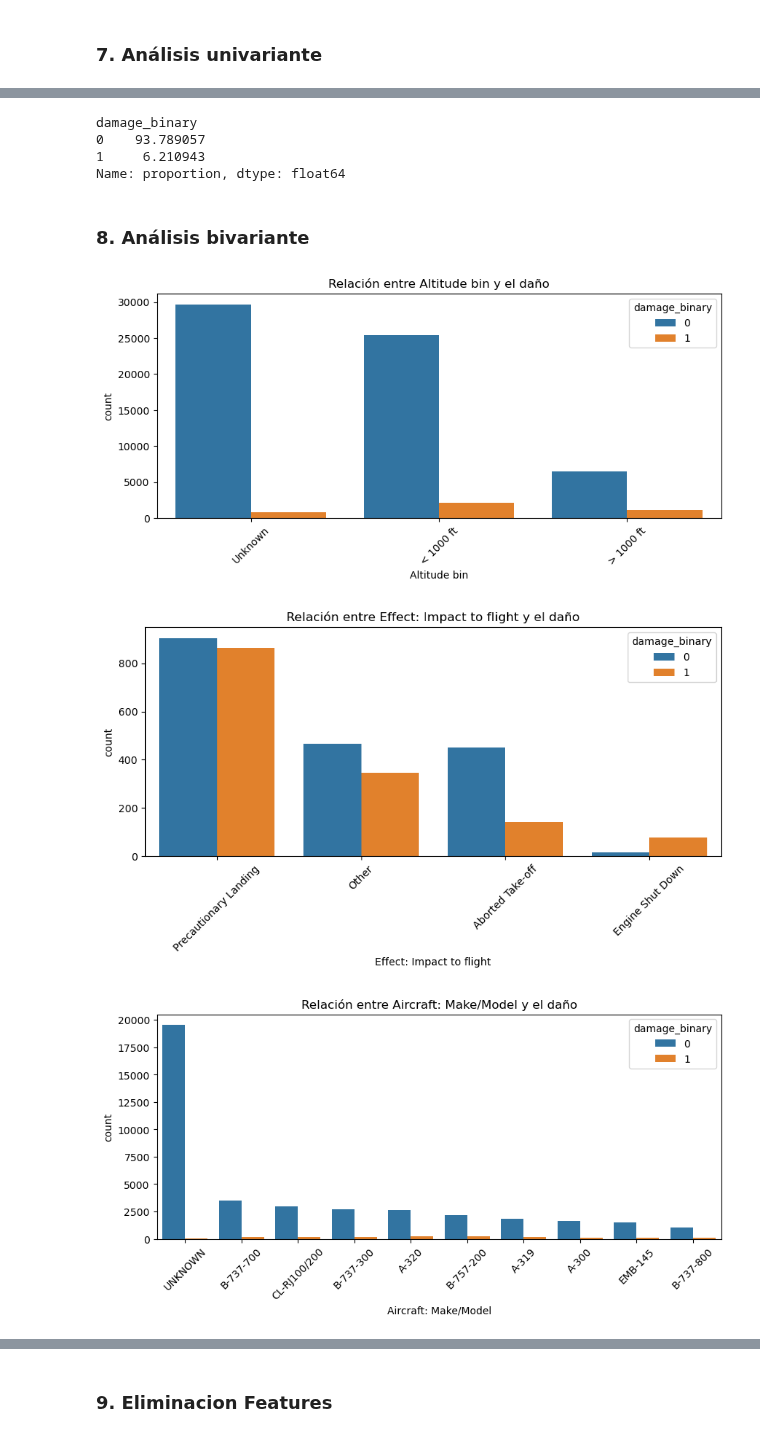
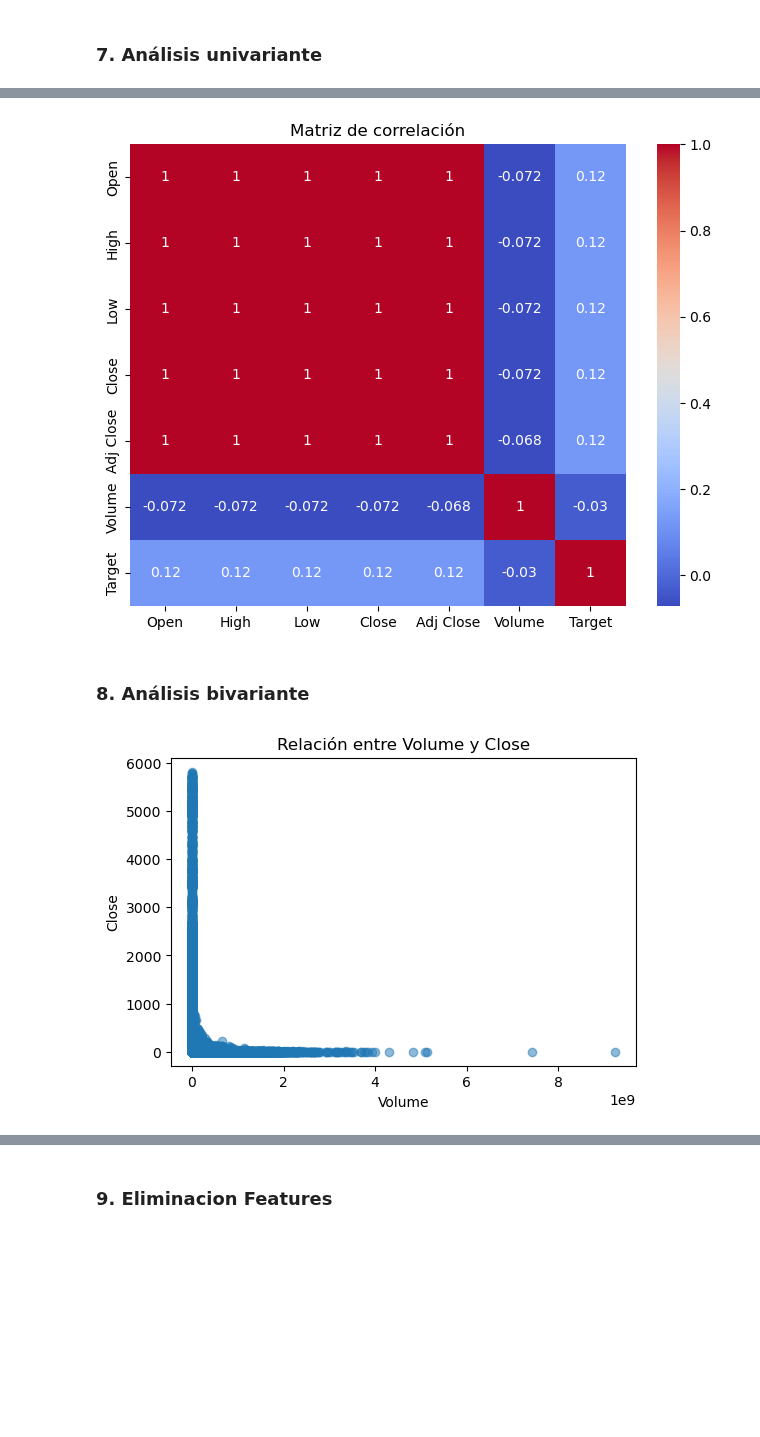
Before and after one commit to lucia-luzuriaga/ML_Birds_Strikes, a Jupyter notebook: src/notebooks/prueba.ipynb, the cells around one changed output, grey strips where cells are left out. Drawn from its saved outputs; the diff is of its cells as text; code cells hidden in the pictures; blank space fills up the shorter version.

```diff
--- a/src/notebooks/prueba.ipynb
+++ b/src/notebooks/prueba.ipynb
@@ -3,6 +3,6 @@
 # %%
 import pandas as pd
 # %%
-df = pd.read_csv(r"../data_sample/Bird Strikes Test.csv")
+df = pd.read_csv(r"C:\Users\blanc.TORRE-BLANCA\OneDrive\Escriptori\bootcamp-data\ML_Birds_Strikes\src\data_sample\NASDAQ100_Historical_Data.csv")
 df
 # %% [output]
@@ -64,2 +80,0 @@ df["damage_binary"] = df["Effect: Indicated Damage"].map({
-# %%
-df = df.drop(columns=["Effect: Indicated Damage"])
@@ -91,7 +81,11 @@ Name: damage_binary, Length: 65610, dtype: int64
 # %% [markdown]
 ### 4. Target
 # %%
-y = df["damage_binary"]
+# Crear la variable objetivo: precio de cierre del día siguiente
+df["Target"] = df["Close"].shift(-1)
+
+# Eliminar la última fila (no tiene valor futuro)
+df = df.dropna(subset=["Target"])
 # %% [markdown]
 ### 5. Comprension de variables
 # %%
@@ -350,35 +249,23 @@ for col in important_cats:
 # %%
-df["damage_binary"].value_counts(normalize=True) * 100
+# Correlación entre variables numéricas
+import seaborn as sns
+
+plt.figure(figsize=(8, 6))
+sns.heatmap(df_num.corr(), annot=True, cmap="coolwarm")
+plt.title("Matriz de correlación")
+plt.show()
 # %% [output]
-damage_binary
-0    93.789057
-1     6.210943
-Name: proportion, dtype: float64
+[figure, added]
 # %% [markdown]
 ### 8. Análisis bivariante
 # %%
-# analisis bivariante entre categóricas y target
-import seaborn as sns
-import matplotlib.pyplot as plt
 
-cat_cols = [
-    "Altitude bin",
-    "Effect: Impact to flight",
-    "Aircraft: Make/Model",
-    'Aircraft: Airline/Operator'
-]
-
-for col in cat_cols:
-    if col in df.columns:
-        plt.figure(figsize=(10,4))
-        sns.countplot(data=df, x=col, hue="damage_binary",
-                      order=df[col].value_counts().index[:10])
-        plt.title(f"Relación entre {col} y el daño")
-        plt.xticks(rotation=45)
-        plt.show()
-    else:
-        print(f"Columna no encontrada: {col}")
+# Relación entre Close y Volume
+plt.figure(figsize=(6, 4))
+plt.scatter(df["Volume"], df["Close"], alpha=0.5)
+plt.xlabel("Volume")
+plt.ylabel("Close")
+plt.title("Relación entre Volume y Close")
+plt.show()
 # %% [output]
-[figure, old version]
+[figure, new version]
-[figure, removed]
-[figure, removed]
```
Also changed, not shown: parts of 92 cells of this notebook.
